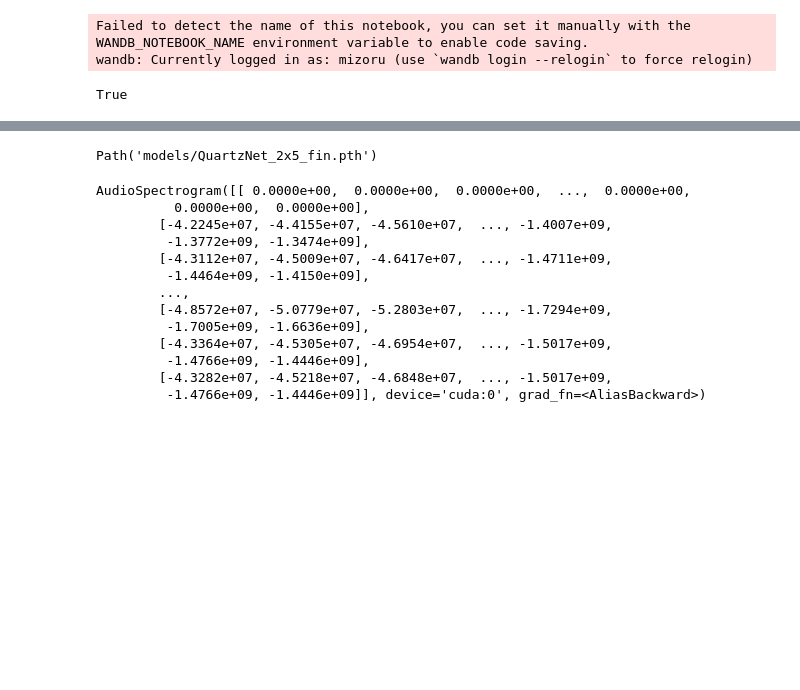
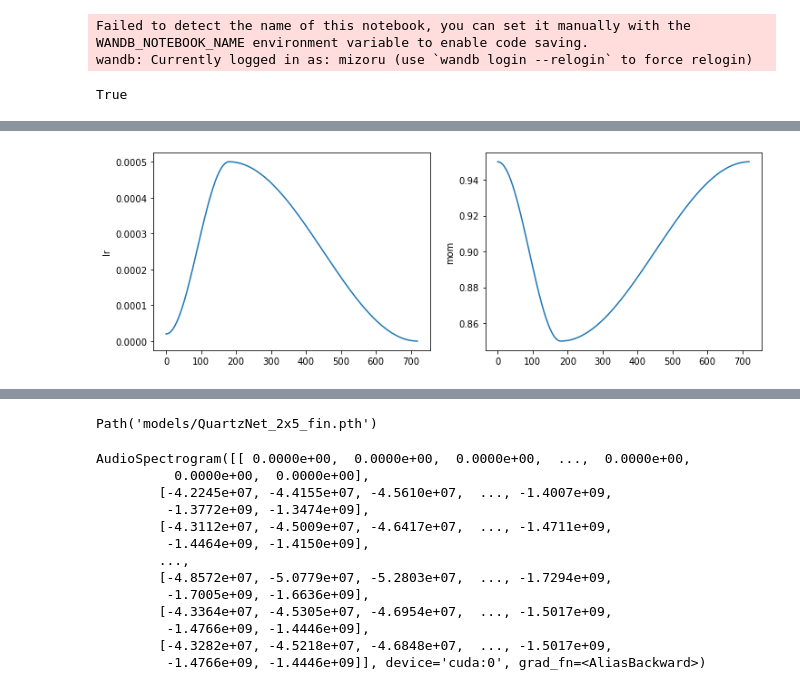
Before and after one commit to mizoru/pronunciation-trainer, a Jupyter notebook: training-QuartzNet.ipynb, the cells around one changed output, grey strips where cells are left out. Cells and saved outputs as stored; diff of their text form; code cells hidden in the pictures; blank space fills up the shorter version.

```diff
--- a/training-QuartzNet.ipynb
+++ b/training-QuartzNet.ipynb
@@ -481,0 +421,4 @@ TypeError: 'slice' object is not iterable
+# %%
+learn.recorder.plot_sched()
+# %% [output]
+[figure, added]
```
Also changed, not shown: parts of 30 cells of this notebook.
